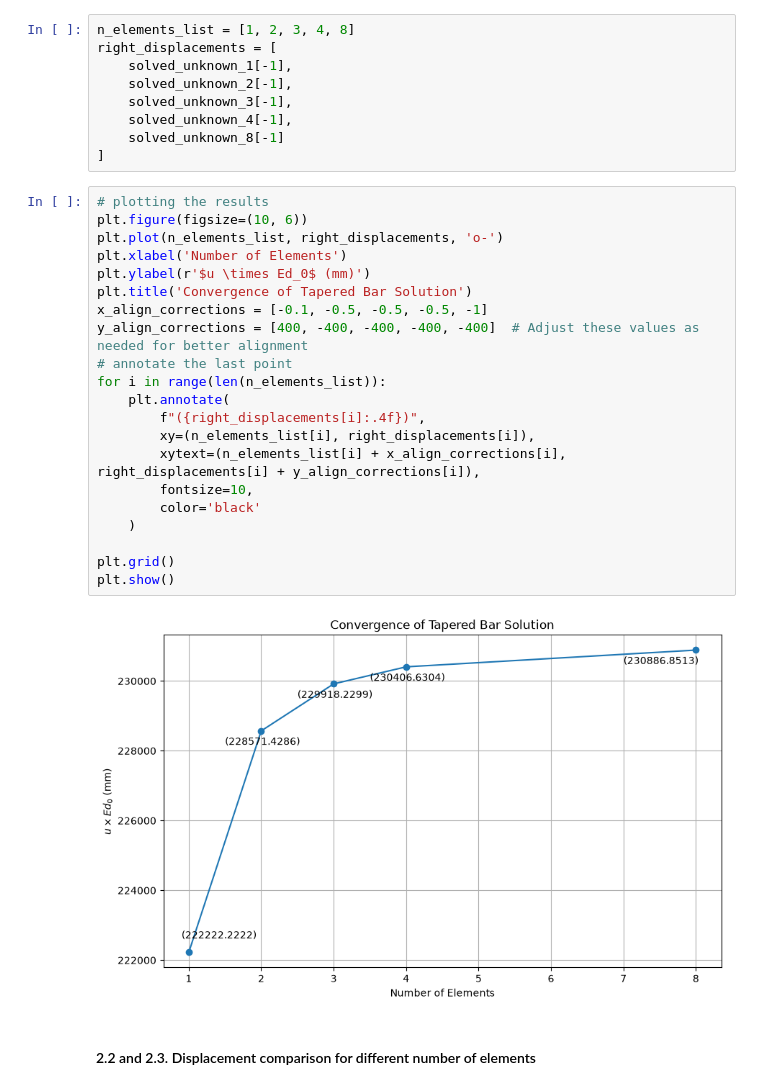
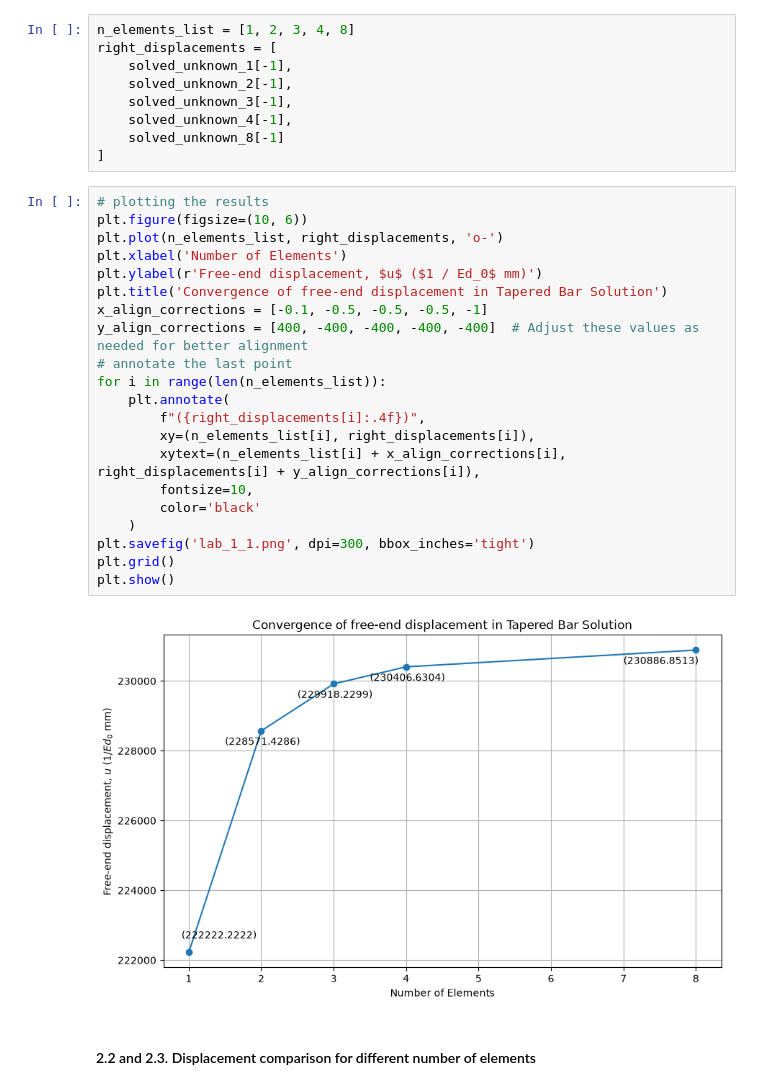
Before and after one commit to AdhilshaA/FEM_coursework, a Jupyter notebook: lab/lab_1.ipynb, the cells around one changed output. Drawn from its saved outputs; the diff is of its cells as text.

```diff
--- a/lab/lab_1.ipynb
+++ b/lab/lab_1.ipynb
@@ -614,26 +614,26 @@ right_displacements = [
 # %%
 # plotting the results
 plt.figure(figsize=(10, 6))
 plt.plot(n_elements_list, right_displacements, 'o-')
 plt.xlabel('Number of Elements')
-plt.ylabel(r'$u \times Ed_0$ (mm)')
-plt.title('Convergence of Tapered Bar Solution')
+plt.ylabel(r'Free-end displacement, $u$ ($1 / Ed_0$ mm)')
+plt.title('Convergence of free-end displacement in Tapered Bar Solution')
 x_align_corrections = [-0.1, -0.5, -0.5, -0.5, -1]
 y_align_corrections = [400, -400, -400, -400, -400]  # Adjust these values as needed for better alignment
 # annotate the last point
 for i in range(len(n_elements_list)):
     plt.annotate(
         f"({right_displacements[i]:.4f})",
         xy=(n_elements_list[i], right_displacements[i]),
         xytext=(n_elements_list[i] + x_align_corrections[i], right_displacements[i] + y_align_corrections[i]),
         fontsize=10,
         color='black'
     )
-
+plt.savefig('lab_1_1.png', dpi=300, bbox_inches='tight')
 plt.grid()
 plt.show()
 # %% [output]
-[figure, old version]
+[figure, new version]
 # %% [markdown]
 #### 2.2 and 2.3. Displacement comparison for different number of elements
 # %%
```
Also changed, not shown: parts of 9 cells of this notebook, 5 other files.
